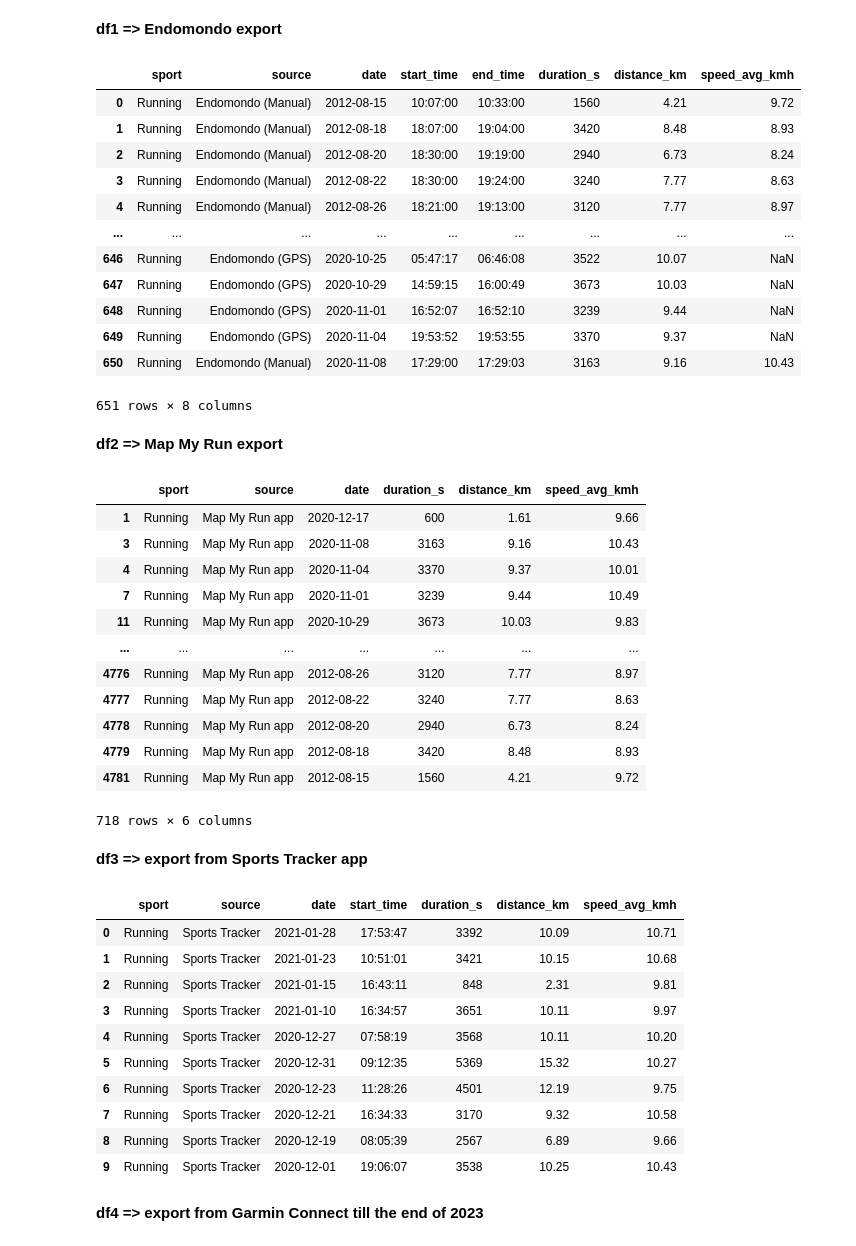
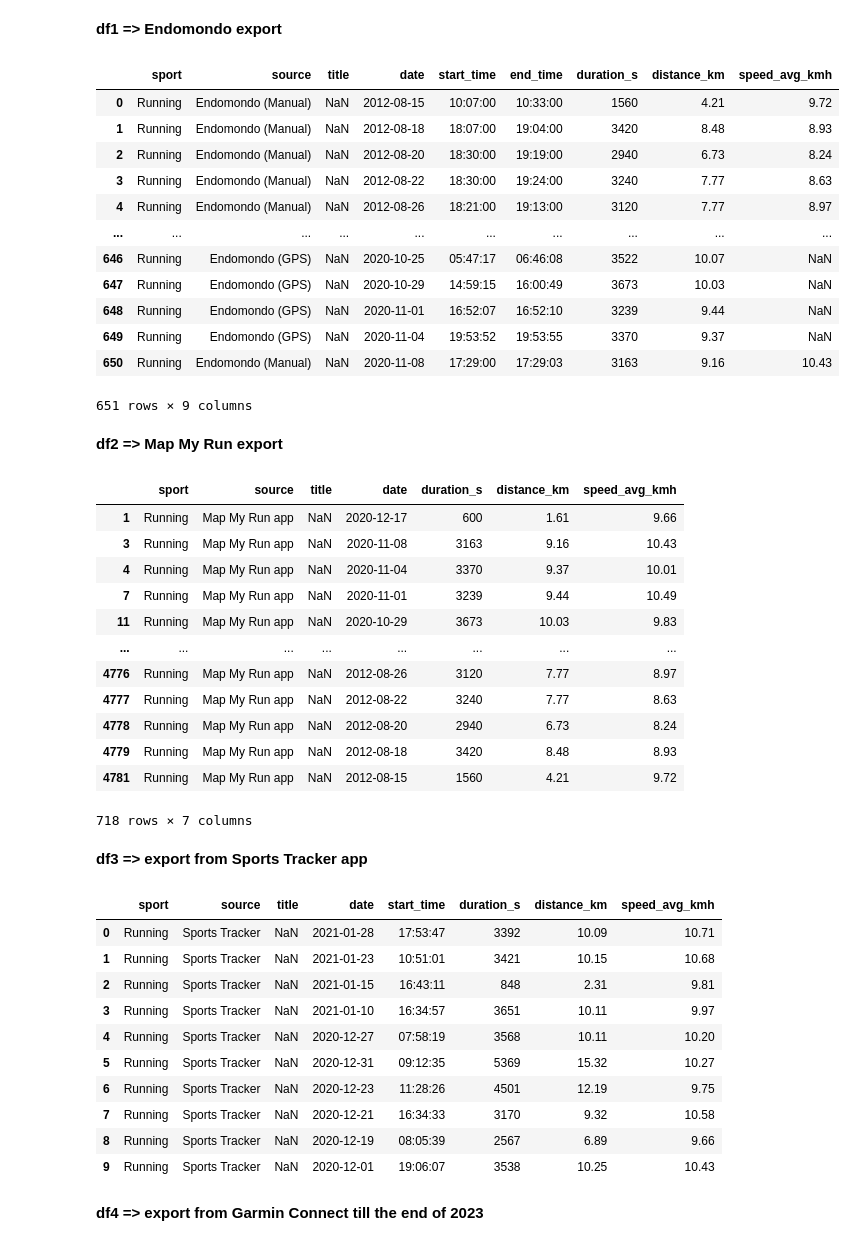
Before and after one commit to slazur83/Tableau, a Jupyter notebook: Workouts.ipynb, the cells around one changed output. Saved outputs shown, nothing was run; the diff lists cells and outputs as text; code cells hidden in the pictures.

```diff
--- a/Workouts.ipynb
+++ b/Workouts.ipynb
@@ -40,46 +38,47 @@ if files:
 
                         start_time = pd.to_datetime(data[3].get('start_time'))
                         end_time = pd.to_datetime(data[4].get('end_time'))
                         speed_avg_kmh = round(float(data[8].get('speed_avg_kmh')), 2) if data[8].get('speed_avg_kmh') is not None else None
                         duration = (str(data[5].get('duration_s')).split('.')[0])if data[5].get('duration_s') is not None else None
                         distance = round(float(data[6].get('distance_km')), 2) if duration is not None else None
 
                         dfs.append({
                             'sport': sport,
                             'source': source,
+                            'title': np.nan,
                             'date': start_time.date(),
                             'start_time': start_time.time(),
                             'end_time': end_time.time(),
                             'duration_s': duration,
                             'distance_km': distance,
                             'speed_avg_kmh': speed_avg_kmh
                         })
 
             except Exception as e:
                 print(f"Error processing JSON file {file_name}: {e}")
 
     df1 = pd.DataFrame(dfs).sort_values(by='date').reset_index(drop=True)
     df1['date'] = df1['date'].astype(str).str.strip()
     df1['date'] = pd.to_datetime(df1['date'])
     df1['distance_km'] = df1['distance_km'].astype(float).round(2)
     df1['duration_s'] = pd.to_numeric(df1['duration_s'], errors='coerce').astype('Int64')
     display(df1)
 else:
     print("No JSON files found in the specified folder.")
 # %% [output]
-|  | sport | source | date | start_time | end_time | duration_s | distance_km | speed_avg_kmh |
-| 0 | Running | Endomondo (Manual) | 2012-08-15 | 10:07:00 | 10:33:00 | 1560 | 4.21 | 9.72 |
-| 1 | Running | Endomondo (Manual) | 2012-08-18 | 18:07:00 | 19:04:00 | 3420 | 8.48 | 8.93 |
-| 2 | Running | Endomondo (Manual) | 2012-08-20 | 18:30:00 | 19:19:00 | 2940 | 6.73 | 8.24 |
-| 3 | Running | Endomondo (Manual) | 2012-08-22 | 18:30:00 | 19:24:00 | 3240 | 7.77 | 8.63 |
-| 4 | Running | Endomondo (Manual) | 2012-08-26 | 18:21:00 | 19:13:00 | 3120 | 7.77 | 8.97 |
-| ... | ... | ... | ... | ... | ... | ... | ... | ... |
-| 646 | Running | Endomondo (GPS) | 2020-10-25 | 05:47:17 | 06:46:08 | 3522 | 10.07 | NaN |
-| 647 | Running | Endomondo (GPS) | 2020-10-29 | 14:59:15 | 16:00:49 | 3673 | 10.03 | NaN |
-| 648 | Running | Endomondo (GPS) | 2020-11-01 | 16:52:07 | 16:52:10 | 3239 | 9.44 | NaN |
-| 649 | Running | Endomondo (GPS) | 2020-11-04 | 19:53:52 | 19:53:55 | 3370 | 9.37 | NaN |
-| 650 | Running | Endomondo (Manual) | 2020-11-08 | 17:29:00 | 17:29:03 | 3163 | 9.16 | 10.43 |
+|  | sport | source | title | date | start_time | end_time | duration_s | distance_km | speed_avg_kmh |
+| 0 | Running | Endomondo (Manual) | NaN | 2012-08-15 | 10:07:00 | 10:33:00 | 1560 | 4.21 | 9.72 |
+| 1 | Running | Endomondo (Manual) | NaN | 2012-08-18 | 18:07:00 | 19:04:00 | 3420 | 8.48 | 8.93 |
+| 2 | Running | Endomondo (Manual) | NaN | 2012-08-20 | 18:30:00 | 19:19:00 | 2940 | 6.73 | 8.24 |
+| 3 | Running | Endomondo (Manual) | NaN | 2012-08-22 | 18:30:00 | 19:24:00 | 3240 | 7.77 | 8.63 |
+| 4 | Running | Endomondo (Manual) | NaN | 2012-08-26 | 18:21:00 | 19:13:00 | 3120 | 7.77 | 8.97 |
+| ... | ... | ... | ... | ... | ... | ... | ... | ... | ... |
+| 646 | Running | Endomondo (GPS) | NaN | 2020-10-25 | 05:47:17 | 06:46:08 | 3522 | 10.07 | NaN |
+| 647 | Running | Endomondo (GPS) | NaN | 2020-10-29 | 14:59:15 | 16:00:49 | 3673 | 10.03 | NaN |
+| 648 | Running | Endomondo (GPS) | NaN | 2020-11-01 | 16:52:07 | 16:52:10 | 3239 | 9.44 | NaN |
+| 649 | Running | Endomondo (GPS) | NaN | 2020-11-04 | 19:53:52 | 19:53:55 | 3370 | 9.37 | NaN |
+| 650 | Running | Endomondo (Manual) | NaN | 2020-11-08 | 17:29:00 | 17:29:03 | 3163 | 9.16 | 10.43 |
-651 rows × 8 columns
+651 rows × 9 columns
 # %% [markdown]
 **df2 => Map My Run export**
 # %%
@@ -97,24 +96,25 @@ df2['date'] = pd.to_datetime(df2['date'])
 df2['distance_km'] = df2['distance_km'].astype(float).round(2)
 df2['duration_s'] = df2['duration_s'].astype(int)
 df2['speed_avg_kmh'] = df2['speed_avg_kmh'].astype(float).round(2)
+df2['title'] = np.nan
 
-df2 = df2[['sport', 'source', 'date', 'duration_s', 'distance_km', 'speed_avg_kmh']]
+df2 = df2[['sport', 'source', 'title', 'date', 'duration_s', 'distance_km', 'speed_avg_kmh']]
 
 display(df2)
 # %% [output]
-|  | sport | source | date | duration_s | distance_km | speed_avg_kmh |
-| 1 | Running | Map My Run app | 2020-12-17 | 600 | 1.61 | 9.66 |
-| 3 | Running | Map My Run app | 2020-11-08 | 3163 | 9.16 | 10.43 |
-| 4 | Running | Map My Run app | 2020-11-04 | 3370 | 9.37 | 10.01 |
-| 7 | Running | Map My Run app | 2020-11-01 | 3239 | 9.44 | 10.49 |
-| 11 | Running | Map My Run app | 2020-10-29 | 3673 | 10.03 | 9.83 |
-| ... | ... | ... | ... | ... | ... | ... |
-| 4776 | Running | Map My Run app | 2012-08-26 | 3120 | 7.77 | 8.97 |
-| 4777 | Running | Map My Run app | 2012-08-22 | 3240 | 7.77 | 8.63 |
-| 4778 | Running | Map My Run app | 2012-08-20 | 2940 | 6.73 | 8.24 |
-| 4779 | Running | Map My Run app | 2012-08-18 | 3420 | 8.48 | 8.93 |
-| 4781 | Running | Map My Run app | 2012-08-15 | 1560 | 4.21 | 9.72 |
+|  | sport | source | title | date | duration_s | distance_km | speed_avg_kmh |
+| 1 | Running | Map My Run app | NaN | 2020-12-17 | 600 | 1.61 | 9.66 |
+| 3 | Running | Map My Run app | NaN | 2020-11-08 | 3163 | 9.16 | 10.43 |
+| 4 | Running | Map My Run app | NaN | 2020-11-04 | 3370 | 9.37 | 10.01 |
+| 7 | Running | Map My Run app | NaN | 2020-11-01 | 3239 | 9.44 | 10.49 |
+| 11 | Running | Map My Run app | NaN | 2020-10-29 | 3673 | 10.03 | 9.83 |
+| ... | ... | ... | ... | ... | ... | ... | ... |
+| 4776 | Running | Map My Run app | NaN | 2012-08-26 | 3120 | 7.77 | 8.97 |
+| 4777 | Running | Map My Run app | NaN | 2012-08-22 | 3240 | 7.77 | 8.63 |
+| 4778 | Running | Map My Run app | NaN | 2012-08-20 | 2940 | 6.73 | 8.24 |
+| 4779 | Running | Map My Run app | NaN | 2012-08-18 | 3420 | 8.48 | 8.93 |
+| 4781 | Running | Map My Run app | NaN | 2012-08-15 | 1560 | 4.21 | 9.72 |
-718 rows × 6 columns
+718 rows × 7 columns
 # %% [markdown]
 **df3 => export from Sports Tracker app**
 # %%
@@ -141,6 +141,7 @@ for filename in os.listdir(workouts_folder_path3):
                 gpx_data_list.append({
                     "sport" : "Running",
                     "source" : "Sports Tracker",
+                    "title": np.nan,
                     "date": date,
                     "start_time": start_time,
                     "duration_s": duration_seconds,
@@ -153,17 +154,17 @@ df3['date'] = pd.to_datetime(df3['date'])
 
 display(df3)
 # %% [output]
-|  | sport | source | date | start_time | duration_s | distance_km | speed_avg_kmh |
-| 0 | Running | Sports Tracker | 2021-01-28 | 17:53:47 | 3392 | 10.09 | 10.71 |
-| 1 | Running | Sports Tracker | 2021-01-23 | 10:51:01 | 3421 | 10.15 | 10.68 |
-| 2 | Running | Sports Tracker | 2021-01-15 | 16:43:11 | 848 | 2.31 | 9.81 |
-| 3 | Running | Sports Tracker | 2021-01-10 | 16:34:57 | 3651 | 10.11 | 9.97 |
-| 4 | Running | Sports Tracker | 2020-12-27 | 07:58:19 | 3568 | 10.11 | 10.20 |
-| 5 | Running | Sports Tracker | 2020-12-31 | 09:12:35 | 5369 | 15.32 | 10.27 |
-| 6 | Running | Sports Tracker | 2020-12-23 | 11:28:26 | 4501 | 12.19 | 9.75 |
-| 7 | Running | Sports Tracker | 2020-12-21 | 16:34:33 | 3170 | 9.32 | 10.58 |
-| 8 | Running | Sports Tracker | 2020-12-19 | 08:05:39 | 2567 | 6.89 | 9.66 |
-| 9 | Running | Sports Tracker | 2020-12-01 | 19:06:07 | 3538 | 10.25 | 10.43 |
+|  | sport | source | title | date | start_time | duration_s | distance_km | speed_avg_kmh |
+| 0 | Running | Sports Tracker | NaN | 2021-01-28 | 17:53:47 | 3392 | 10.09 | 10.71 |
+| 1 | Running | Sports Tracker | NaN | 2021-01-23 | 10:51:01 | 3421 | 10.15 | 10.68 |
+| 2 | Running | Sports Tracker | NaN | 2021-01-15 | 16:43:11 | 848 | 2.31 | 9.81 |
+| 3 | Running | Sports Tracker | NaN | 2021-01-10 | 16:34:57 | 3651 | 10.11 | 9.97 |
+| 4 | Running | Sports Tracker | NaN | 2020-12-27 | 07:58:19 | 3568 | 10.11 | 10.20 |
+| 5 | Running | Sports Tracker | NaN | 2020-12-31 | 09:12:35 | 5369 | 15.32 | 10.27 |
+| 6 | Running | Sports Tracker | NaN | 2020-12-23 | 11:28:26 | 4501 | 12.19 | 9.75 |
+| 7 | Running | Sports Tracker | NaN | 2020-12-21 | 16:34:33 | 3170 | 9.32 | 10.58 |
+| 8 | Running | Sports Tracker | NaN | 2020-12-19 | 08:05:39 | 2567 | 6.89 | 9.66 |
+| 9 | Running | Sports Tracker | NaN | 2020-12-01 | 19:06:07 | 3538 | 10.25 | 10.43 |
 # %% [markdown]
 **df4 => export from Garmin Connect till the end of 2023**
 # %%
```
Also changed, not shown: parts of 14 cells of this notebook.
